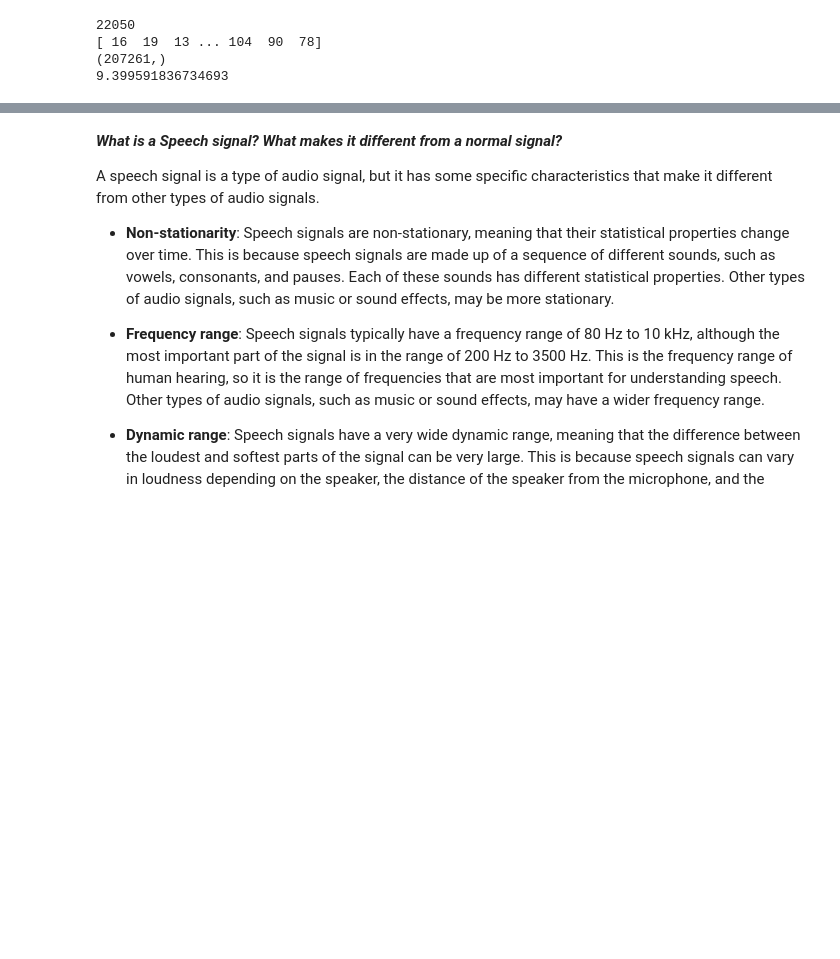
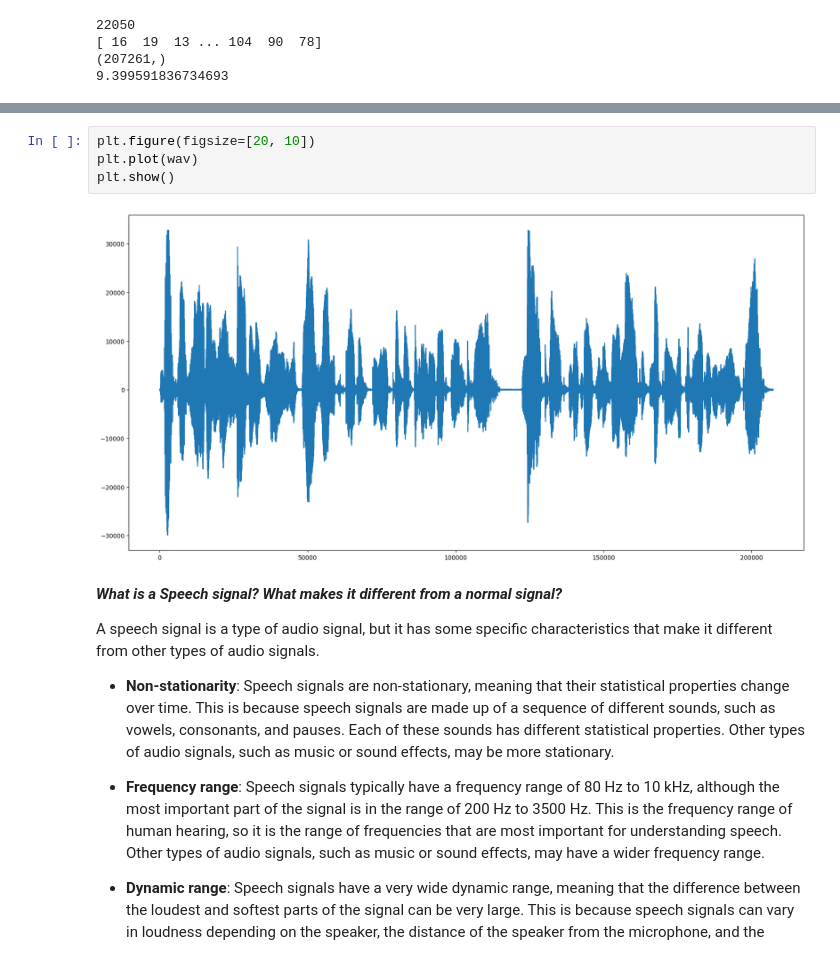
Before and after one commit to saracmlre/AIML-Saravanane, a Jupyter notebook: Speech_AIML.ipynb, the cells around one changed output, grey strips where cells are left out. Cells and saved outputs as stored; diff of their text form; blank space fills up the shorter version.

```diff
--- a/Speech_AIML.ipynb
+++ b/Speech_AIML.ipynb
@@ -22,6 +23,12 @@ print(wav.shape[0] / fs)
 display(Audio(wav, rate=fs))
 # %% [output]
 [interactive output not drawn]
+# %%
+plt.figure(figsize=[20, 10])
+plt.plot(wav)
+plt.show()
+# %% [output]
+[figure, added]
 # %% [markdown]
 ***What is a Speech signal? What makes it different from a normal signal?***
 
```
Also changed, not shown: parts of 1 cell of this notebook.
